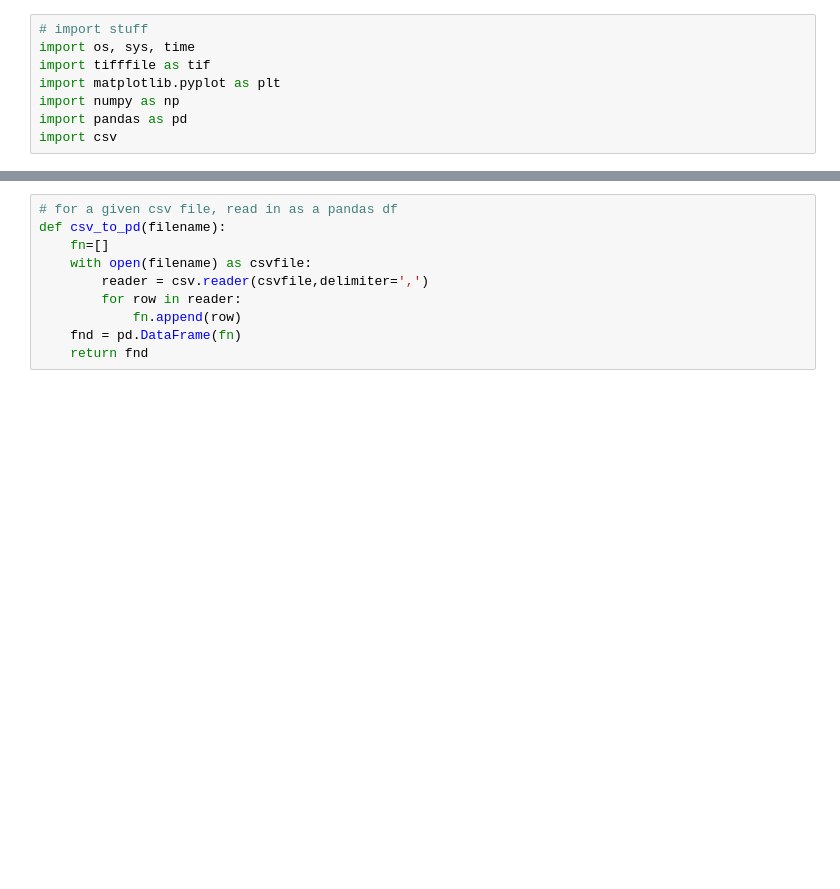
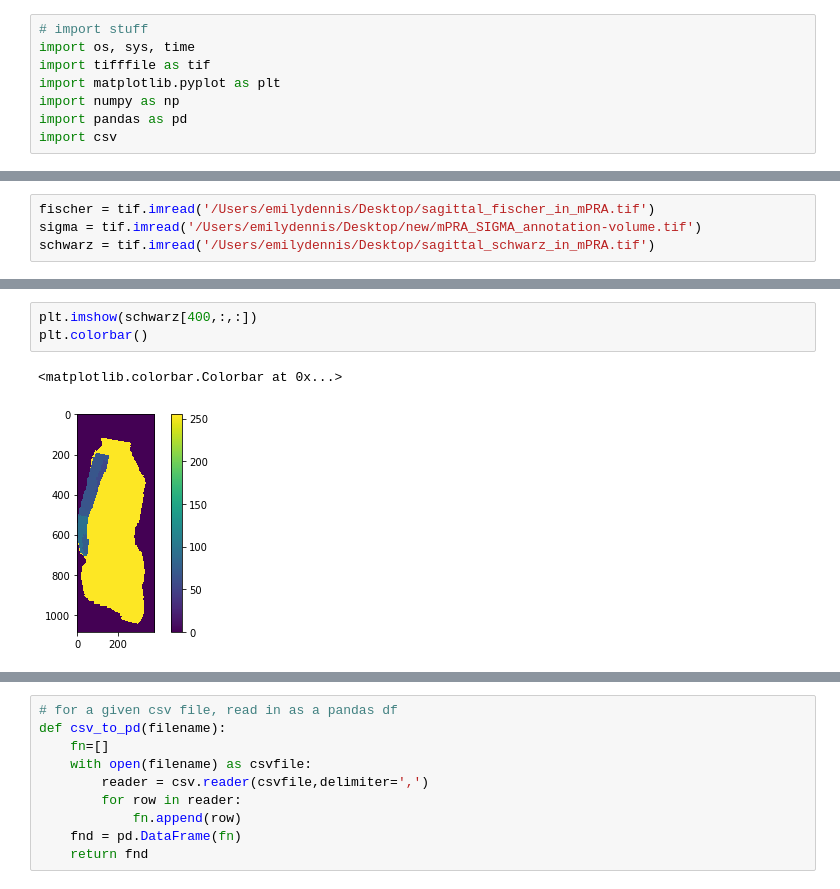
Before and after one commit to PrincetonUniversity/BrainPipe, a Jupyter notebook: tools/analysis/analysis_label_hierarchies.ipynb, the cells around one changed output, grey strips where cells are left out. Drawn from its saved outputs; the diff is of its cells as text; blank space fills up the shorter version.

```diff
--- a/tools/analysis/analysis_label_hierarchies.ipynb
+++ b/tools/analysis/analysis_label_hierarchies.ipynb
@@ -8,0 +17,4 @@ import csv
+# %%
+fischer = tif.imread('/Users/emilydennis/Desktop/sagittal_fischer_in_mPRA.tif')
+sigma = tif.imread('/Users/emilydennis/Desktop/new/mPRA_SIGMA_annotation-volume.tif')
+schwarz = tif.imread('/Users/emilydennis/Desktop/sagittal_schwarz_in_mPRA.tif')
@@ -8,0 +91,6 @@ import csv
+# %%
+plt.imshow(schwarz[400,:,:])
+plt.colorbar()
+# %% [output]
+<matplotlib.colorbar.Colorbar at 0x...>
+[figure, added]
```
Also changed, not shown: parts of 14 cells of this notebook.
